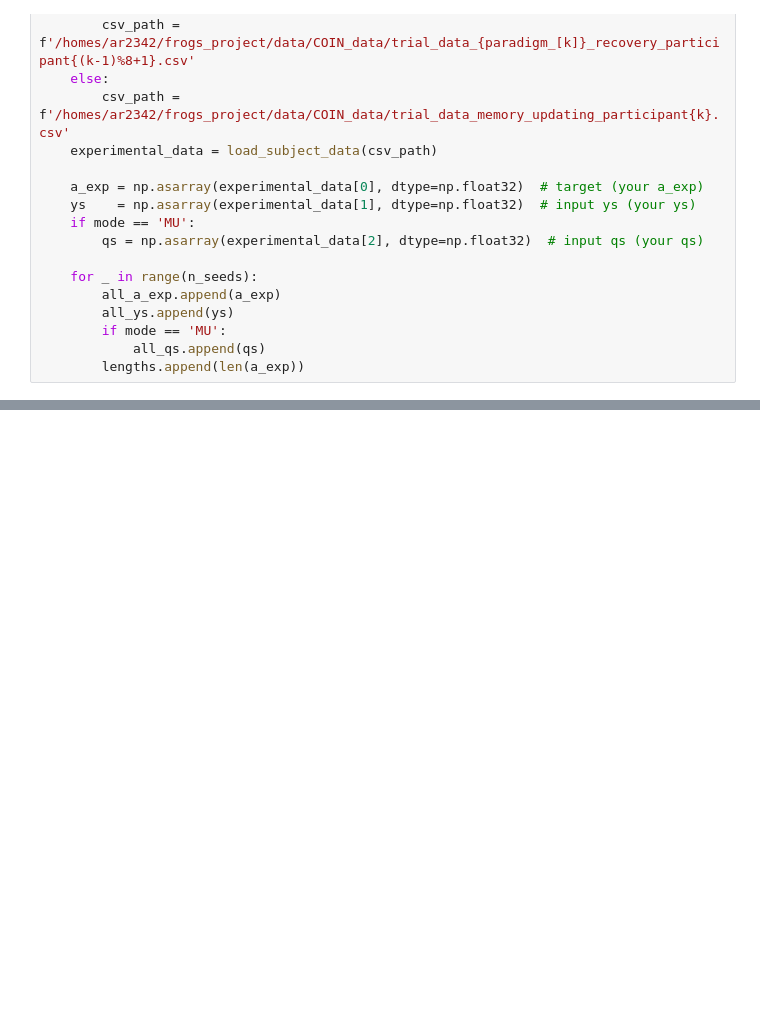
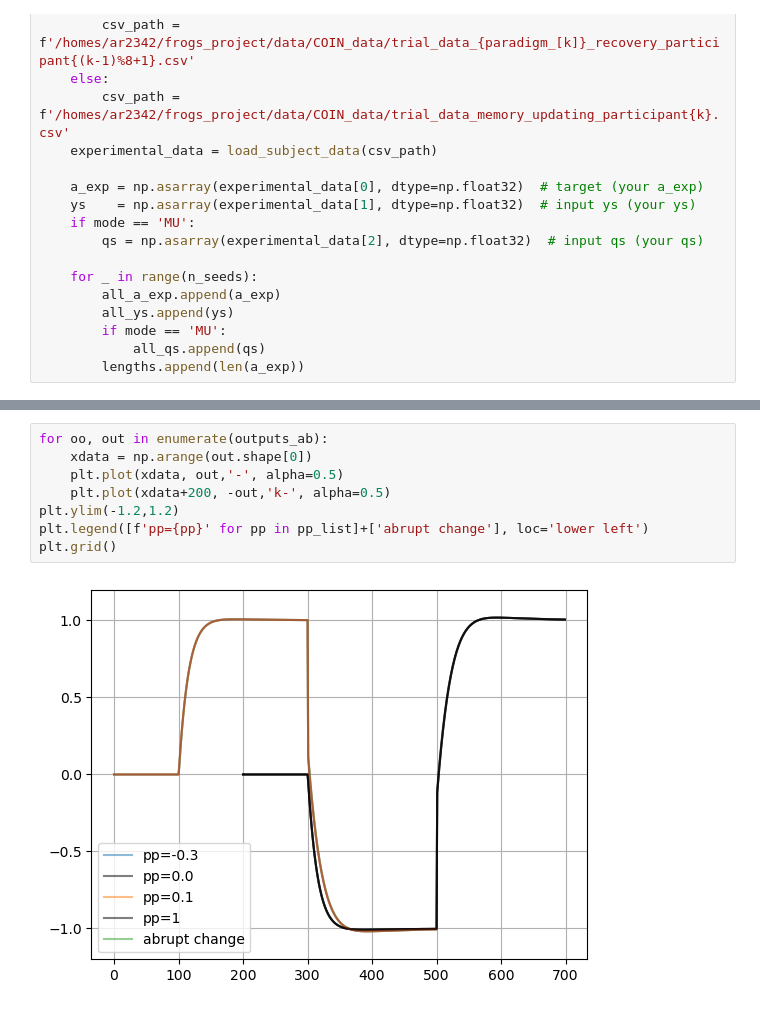
Before and after one commit to sashkarivkind/contextual_frogs, a Jupyter notebook: experimental/optim/playground_part2 copy.ipynb, the cells around one changed output, grey strips where cells are left out. Saved outputs shown, nothing was run; the diff lists cells and outputs as text; blank space fills up the shorter version.

```diff
--- a/experimental/optim/playground_part2 copy.ipynb
+++ b/experimental/optim/playground_part2 copy.ipynb
@@ -278,0 +412,10 @@ plt.grid()
+# %%
+for oo, out in enumerate(outputs_ab):
+    xdata = np.arange(out.shape[0])
+    plt.plot(xdata, out,'-', alpha=0.5)
+    plt.plot(xdata+200, -out,'k-', alpha=0.5)
+plt.ylim(-1.2,1.2)
+plt.legend([f'pp={pp}' for pp in pp_list]+['abrupt change'], loc='lower left')
+plt.grid()
+# %% [output]
+[figure, added]
```
Also changed, not shown: parts of 11 cells of this notebook, 6 other files.
